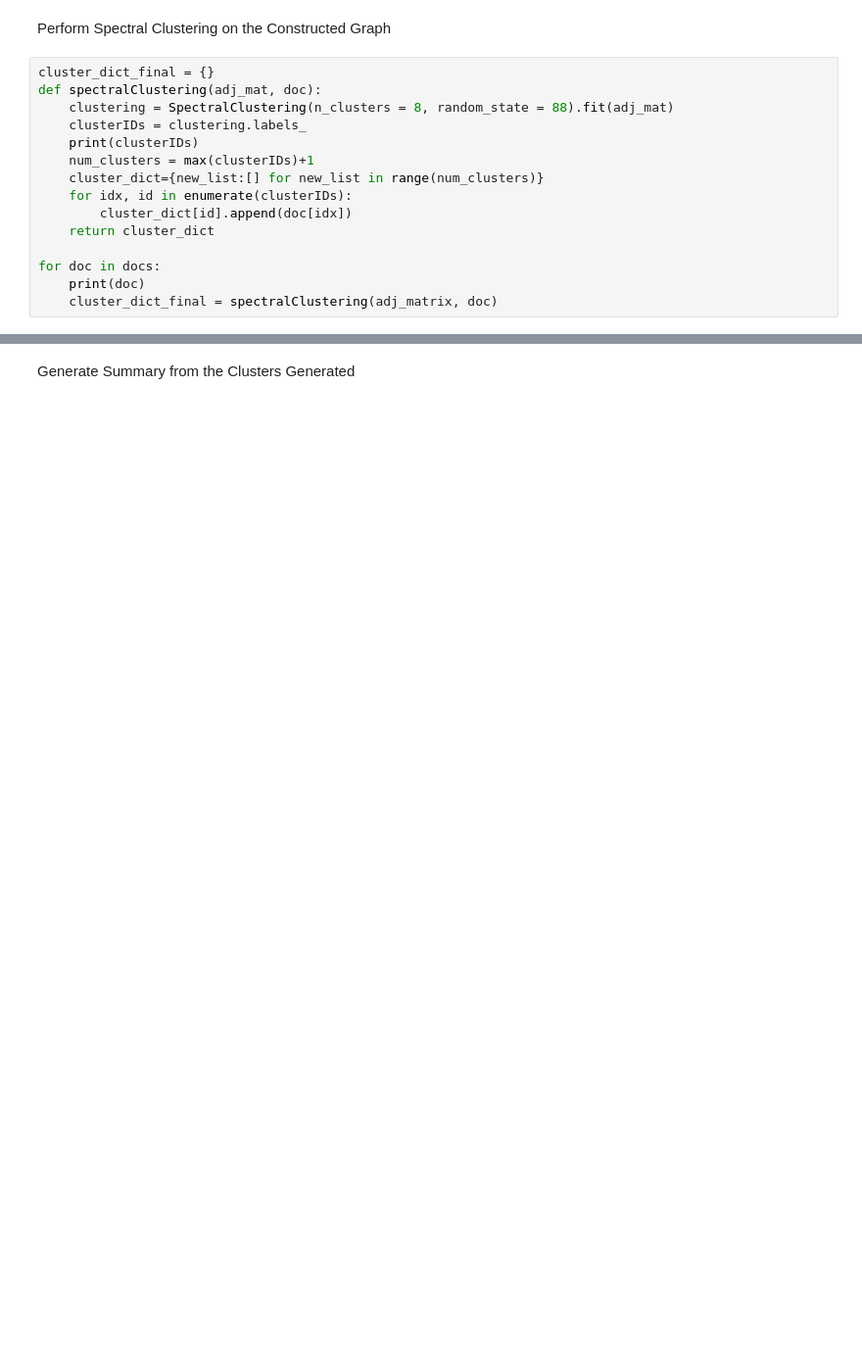
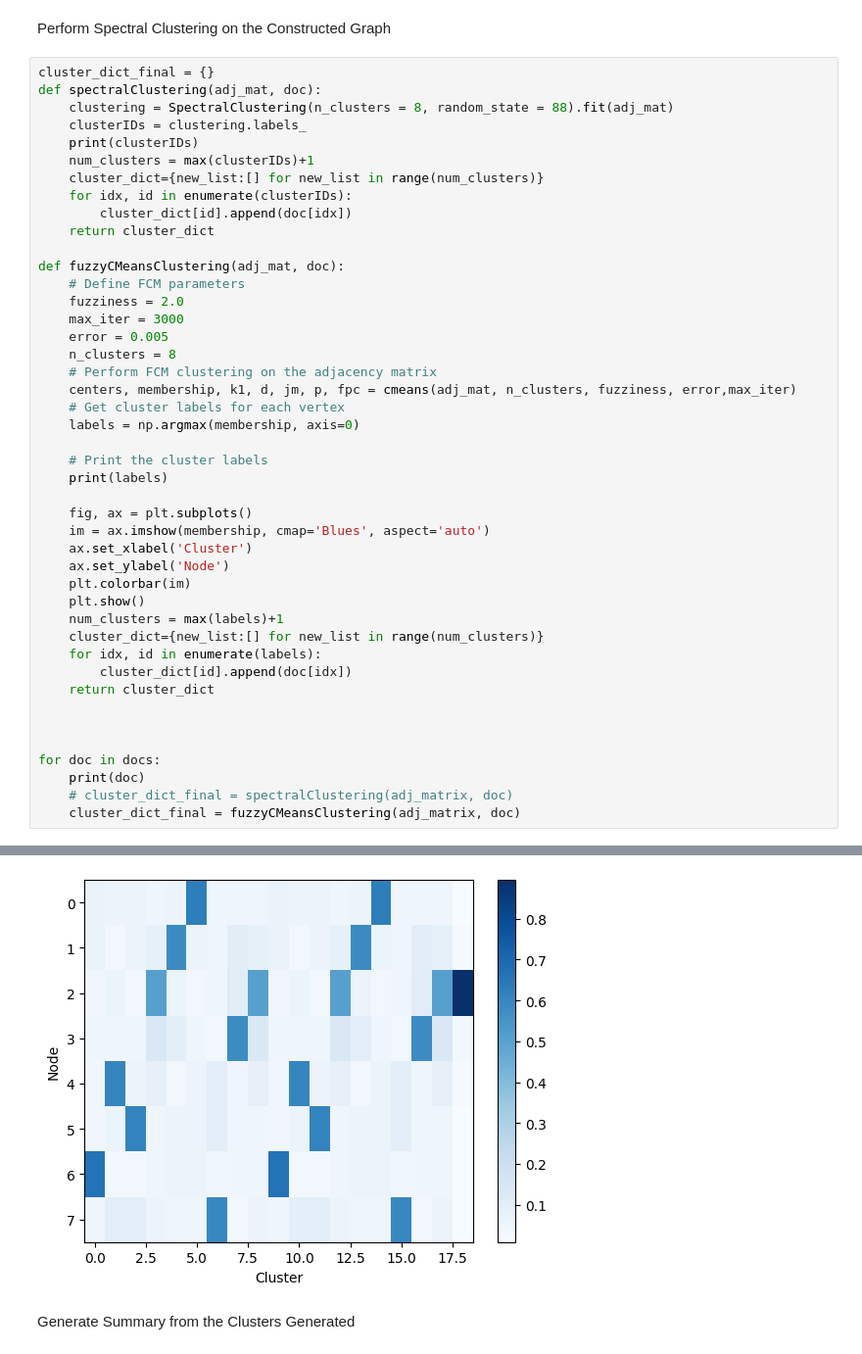
Before and after one commit to meetdpatel18/Summpip, a Jupyter notebook: Summpip.ipynb, the cells around one changed output, grey strips where cells are left out. Shown at 98% size. Cells and saved outputs as stored; diff of their text form; blank space fills up the shorter version.

```diff
--- a/Summpip.ipynb
+++ b/Summpip.ipynb
@@ -261,8 +276,37 @@ def spectralClustering(adj_mat, doc):
         cluster_dict[id].append(doc[idx])
     return cluster_dict
 
+def fuzzyCMeansClustering(adj_mat, doc):
+    # Define FCM parameters
+    fuzziness = 2.0
+    max_iter = 3000
+    error = 0.005
+    n_clusters = 8
+    # Perform FCM clustering on the adjacency matrix
+    centers, membership, k1, d, jm, p, fpc = cmeans(adj_mat, n_clusters, fuzziness, error,max_iter)
+    # Get cluster labels for each vertex
+    labels = np.argmax(membership, axis=0)
+
+    # Print the cluster labels
+    print(labels)
+
+    fig, ax = plt.subplots()
+    im = ax.imshow(membership, cmap='Blues', aspect='auto')
+    ax.set_xlabel('Cluster')
+    ax.set_ylabel('Node')
+    plt.colorbar(im)
+    plt.show()
+    num_clusters = max(labels)+1
+    cluster_dict={new_list:[] for new_list in range(num_clusters)}
+    for idx, id in enumerate(labels):
+        cluster_dict[id].append(doc[idx])
+    return cluster_dict
+
+
+
 for doc in docs:
     print(doc)
-    cluster_dict_final = spectralClustering(adj_matrix, doc)
+    # cluster_dict_final = spectralClustering(adj_matrix, doc)
+    cluster_dict_final = fuzzyCMeansClustering(adj_matrix, doc)
 # %% [output]
 ["GOP Eyes Gains As Voters In 11 States Pick Governors Enlarge this image toggle caption Jim Cole / AP Jim Cole / AP Voters in 11 states will pick their governors tonight , and Republicans appear on t ...
@@ -271,2 +314,3 @@ Here-->> {0: ['Democrats are likely to hold on to their seats in West Virginia a
+[figure, added]
 # %% [markdown]
 Generate Summary from the Clusters Generated
```
Also changed, not shown: parts of 9 cells of this notebook.
